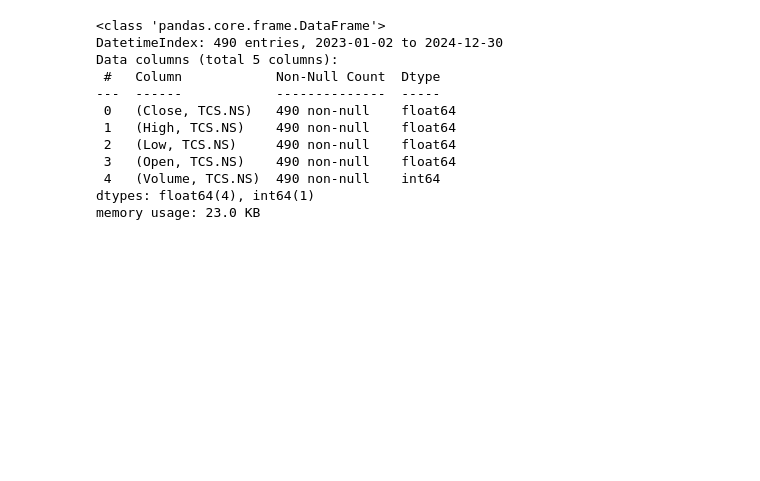
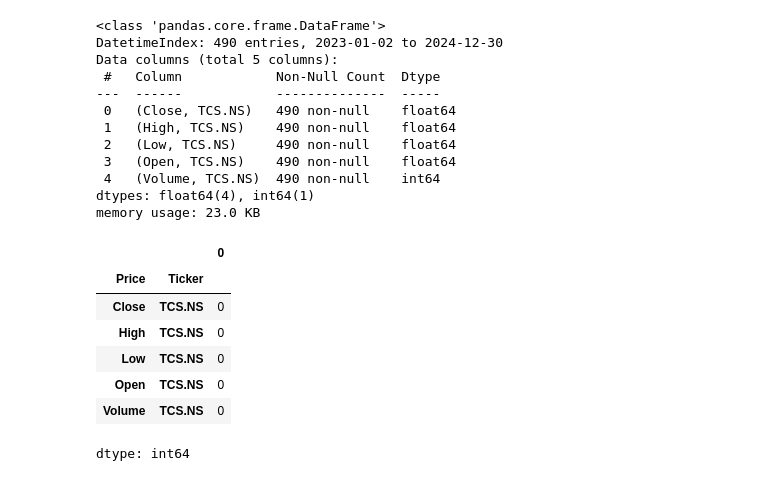
Before and after one commit to Manjunath-Kurubar/stock-market-data-analysis, a Jupyter notebook: Stock_Market_Analysis.ipynb, the cells around one changed output. Cells and saved outputs as stored; diff of their text form; code cells hidden in the pictures; blank space fills up the shorter version.

```diff
--- a/Stock_Market_Analysis.ipynb
+++ b/Stock_Market_Analysis.ipynb
@@ -54,3 +54,14 @@ Data columns (total 5 columns):
  4   (Volume, TCS.NS)  490 non-null    int64
 dtypes: float64(4), int64(1)
 memory usage: 23.0 KB
+# %%
+data.isnull().sum()
+# %% [output]
+|  |  | 0 |
+| Price | Ticker |  |
+| Close | TCS.NS | 0 |
+| High | TCS.NS | 0 |
+| Low | TCS.NS | 0 |
+| Open | TCS.NS | 0 |
+| Volume | TCS.NS | 0 |
+dtype: int64
```
Also changed, not shown: parts of 3 cells of this notebook.
